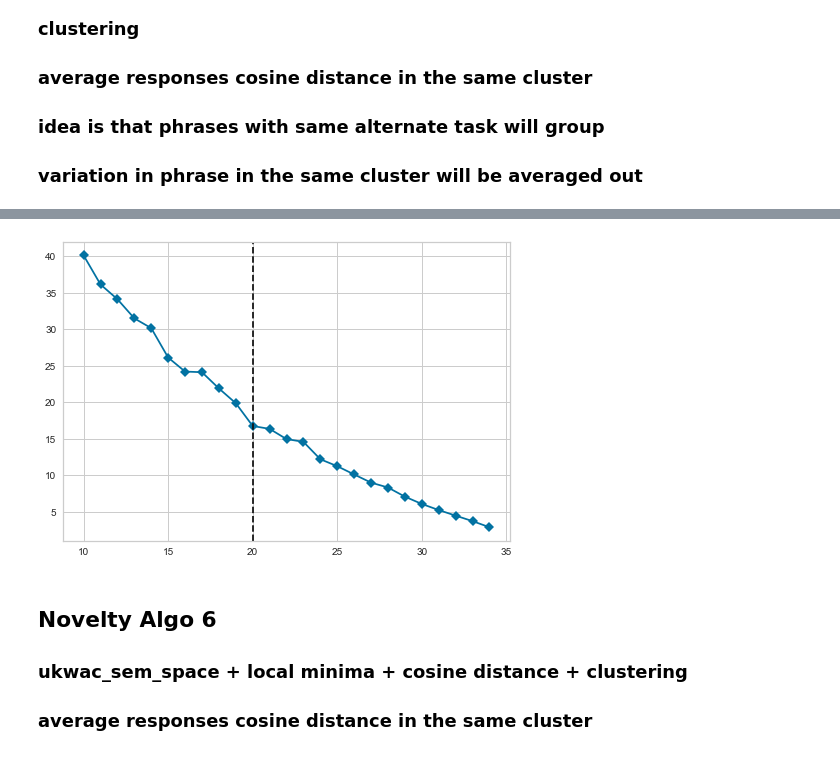
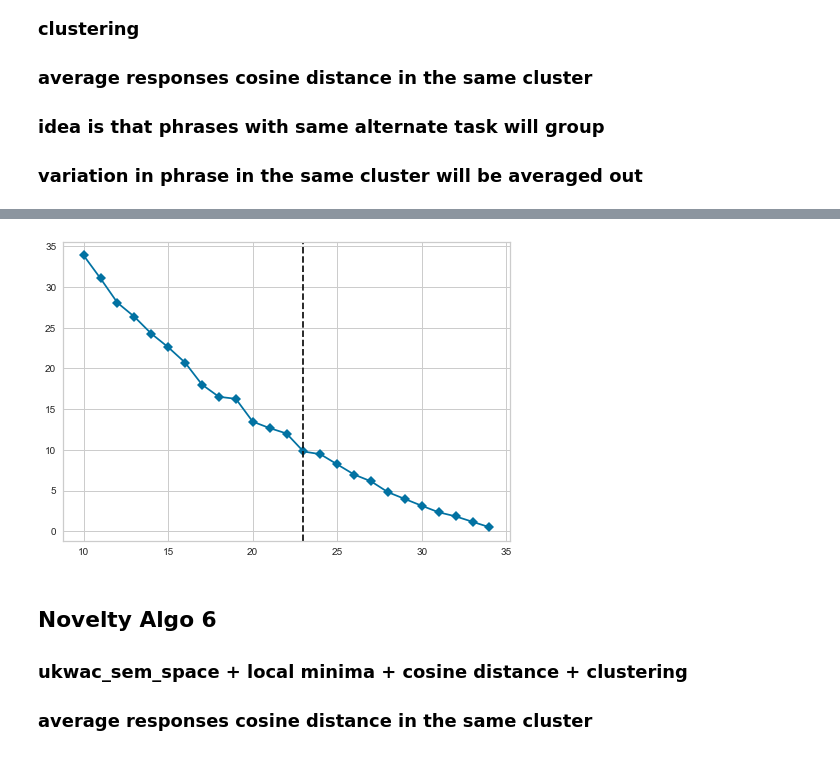
Before and after one commit to DijunQuant/AUT-Scoring, a Jupyter notebook: scripts/novelty_algo.ipynb, the cells around one changed output, grey strips where cells are left out. Drawn from its saved outputs; the diff is of its cells as text; code cells hidden in the pictures.

```diff
--- a/scripts/novelty_algo.ipynb
+++ b/scripts/novelty_algo.ipynb
@@ -52,22 +52,22 @@ from scipy.stats import pearsonr
 # individual df's for each sheet
 
 # when on pc
-data_test_cup = pd.read_csv("C:/Users/jhec8/Documents/Northwestern_SROP/AUT-Scoring/data/test/autdata_test_cup_semdis.csv")
-data_test_key = pd.read_csv("C:/Users/jhec8/Documents/Northwestern_SROP/AUT-Scoring/data/test/autdata_test_key_semdis.csv")
-data_test_rope = pd.read_csv("C:/Users/jhec8/Documents/Northwestern_SROP/AUT-Scoring/data/test/autdata_test_rope_semdis.csv")
-data_test_brick = pd.read_csv("C:/Users/jhec8/Documents/Northwestern_SROP/AUT-Scoring/data/test/autdata_test_brick_semdis.csv")
-data_test_chair = pd.read_csv("C:/Users/jhec8/Documents/Northwestern_SROP/AUT-Scoring/data/test/autdata_test_chair_semdis.csv")
-data_test_pencil = pd.read_csv("C:/Users/jhec8/Documents/Northwestern_SROP/AUT-Scoring/data/test/autdata_test_pencil_semdis.csv")
-data_test_shoe = pd.read_csv("C:/Users/jhec8/Documents/Northwestern_SROP/AUT-Scoring/data/test/autdata_test_shoe_semdis.csv")
+data_test_cup = pd.read_csv("C:/Users/jhec8/Documents/Northwestern_SROP/AUT-Scoring/data/test/semdis/autdata_test_cup_semdis.csv")
+data_test_key = pd.read_csv("C:/Users/jhec8/Documents/Northwestern_SROP/AUT-Scoring/data/test/semdis/autdata_test_key_semdis.csv")
+data_test_rope = pd.read_csv("C:/Users/jhec8/Documents/Northwestern_SROP/AUT-Scoring/data/test/semdis/autdata_test_rope_semdis.csv")
+data_test_brick = pd.read_csv("C:/Users/jhec8/Documents/Northwestern_SROP/AUT-Scoring/data/test/semdis/autdata_test_brick_semdis.csv")
+data_test_chair = pd.read_csv("C:/Users/jhec8/Documents/Northwestern_SROP/AUT-Scoring/data/test/semdis/autdata_test_chair_semdis.csv")
+data_test_pencil = pd.read_csv("C:/Users/jhec8/Documents/Northwestern_SROP/AUT-Scoring/data/test/semdis/autdata_test_pencil_semdis.csv")
+data_test_shoe = pd.read_csv("C:/Users/jhec8/Documents/Northwestern_SROP/AUT-Scoring/data/test/semdis/autdata_test_shoe_semdis.csv")
 
 # when on mac
-# data_test_cup = pd.read_csv("/Users/johnhenrycruz/Desktop/Northwestern_SROP/AUT-Scoring/data/test/autdata_test_cup_semdis.csv.xlsx")
-# data_test_key = pd.read_csv("/Users/johnhenrycruz/Desktop/Northwestern_SROP/AUT-Scoring/data/test/autdata_test_key_semdis.csv.xlsx")
-# data_test_rope = pd.read_csv("/Users/johnhenrycruz/Desktop/Northwestern_SROP/AUT-Scoring/data/test/autdata_test_rope_semdis.csv.xlsx")
-# data_test_brick = pd.read_csv("/Users/johnhenrycruz/Desktop/Northwestern_SROP/AUT-Scoring/data/test/autdata_test_brick_semdis.csv.xlsx")
-# data_test_chair = pd.read_csv("/Users/johnhenrycruz/Desktop/Northwestern_SROP/AUT-Scoring/data/test/autdata_test_chair_semdis.csv.xlsx")
-# data_test_pencil = pd.read_csv("/Users/johnhenrycruz/Desktop/Northwestern_SROP/AUT-Scoring/data/test/autdata_test_pencil_semdis.csv.xlsx")
-# data_test_shoe = pd.read_csv("/Users/johnhenrycruz/Desktop/Northwestern_SROP/AUT-Scoring/data/test/autdata_test_shoe_semdis.csv.xlsx")
+# data_test_cup = pd.read_csv("/Users/johnhenrycruz/Desktop/Northwestern_SROP/AUT-Scoring/data/test/semdis/autdata_test_cup_semdis.csv.xlsx")
+# data_test_key = pd.read_csv("/Users/johnhenrycruz/Desktop/Northwestern_SROP/AUT-Scoring/data/test/semdis/autdata_test_key_semdis.csv.xlsx")
+# data_test_rope = pd.read_csv("/Users/johnhenrycruz/Desktop/Northwestern_SROP/AUT-Scoring/data/test/semdis/autdata_test_rope_semdis.csv.xlsx")
+# data_test_brick = pd.read_csv("/Users/johnhenrycruz/Desktop/Northwestern_SROP/AUT-Scoring/data/test/semdis/autdata_test_brick_semdis.csv.xlsx")
+# data_test_chair = pd.read_csv("/Users/johnhenrycruz/Desktop/Northwestern_SROP/AUT-Scoring/data/test/semdis/autdata_test_chair_semdis.csv.xlsx")
+# data_test_pencil = pd.read_csv("/Users/johnhenrycruz/Desktop/Northwestern_SROP/AUT-Scoring/data/test/semdis/autdata_test_pencil_semdis.csv.xlsx")
+# data_test_shoe = pd.read_csv("/Users/johnhenrycruz/Desktop/Northwestern_SROP/AUT-Scoring/data/test/semdis/autdata_test_shoe_semdis.csv.xlsx")
 # %% [markdown]
 ### Preprocessing
 # %%
@@ -75,6 +75,11 @@ data_test_shoe = pd.read_csv("C:/Users/jhec8/Documents/Northwestern_SROP/AUT-Sco
 stopwords_nltk = stopwords.words('english')
 # spacy stop words
 stopwords_spacy = STOP_WORDS
+# %%
+stopwords_edited = list(stopwords_spacy)
+stopwords_edited.append("thing")
+stopwords_edited.append("use")
+stopwords_edited.append("things")
 # %%
 # method to clean the responses
 def process_text(text, stopwords_list, remove_sw, join_list):
@@ -724,7 +729,7 @@ def get_novelty_ukwac_ewm_cosinedist_cluster(df, prompt, stopwords_list, sem_spa
     # new column with novelty rating
     return novel_rating_df
 # %%
-data_test_brick_novelty_ukwac_ewm_cosinedist_cluster = get_novelty_ukwac_ewm_cosinedist_cluster(data_test_brick, 'brick', stopwords_spacy, ukwac_subtitles, True, False)
+data_test_brick_novelty_ukwac_ewm_cosinedist_cluster = get_novelty_ukwac_ewm_cosinedist_cluster(data_test_brick, 'brick', stopwords_edited, ukwac_subtitles, True, False)
 data_test_brick_novelty_ukwac_ewm_cosinedist_cluster
 # %% [output]
 |  | id | response | response_nofill | item | item_nofill | SemDis_cbowukwacsubtitle_nf_m | response_processed | ... |
@@ -746,5 +751,5 @@ data_test_brick_novelty_ukwac_ewm_cosinedist_cluster
 | 50 | 1733 | to throw | throw | Brick | brick | 0.73642 | [throw] | ... |
-[figure, old version]
+[figure, new version]
 # %% [markdown]
 ## Novelty Algo 6
 ### ukwac_sem_space + local minima + cosine distance + clustering
```
Also changed, not shown: parts of 8 cells of this notebook, 2 other files.
